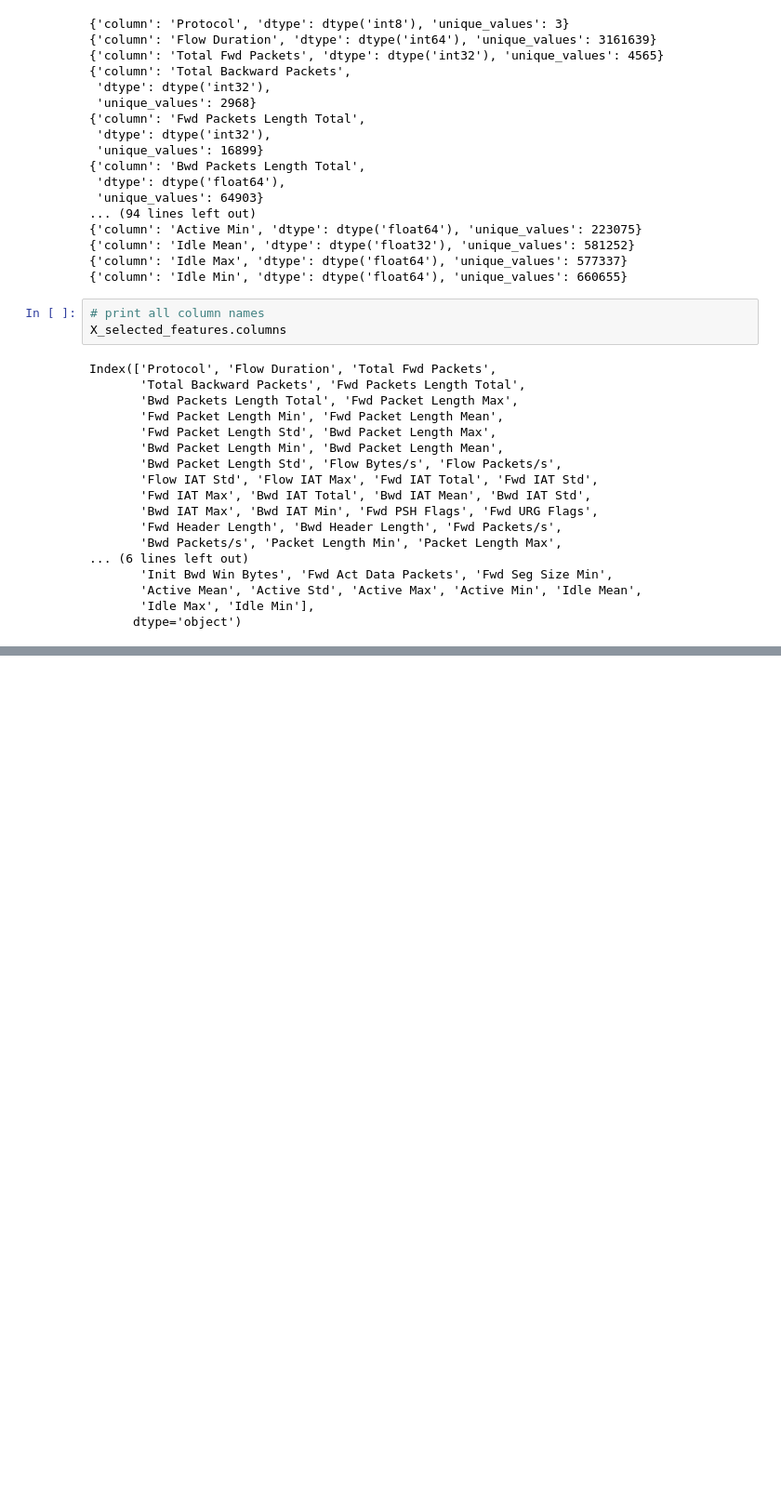
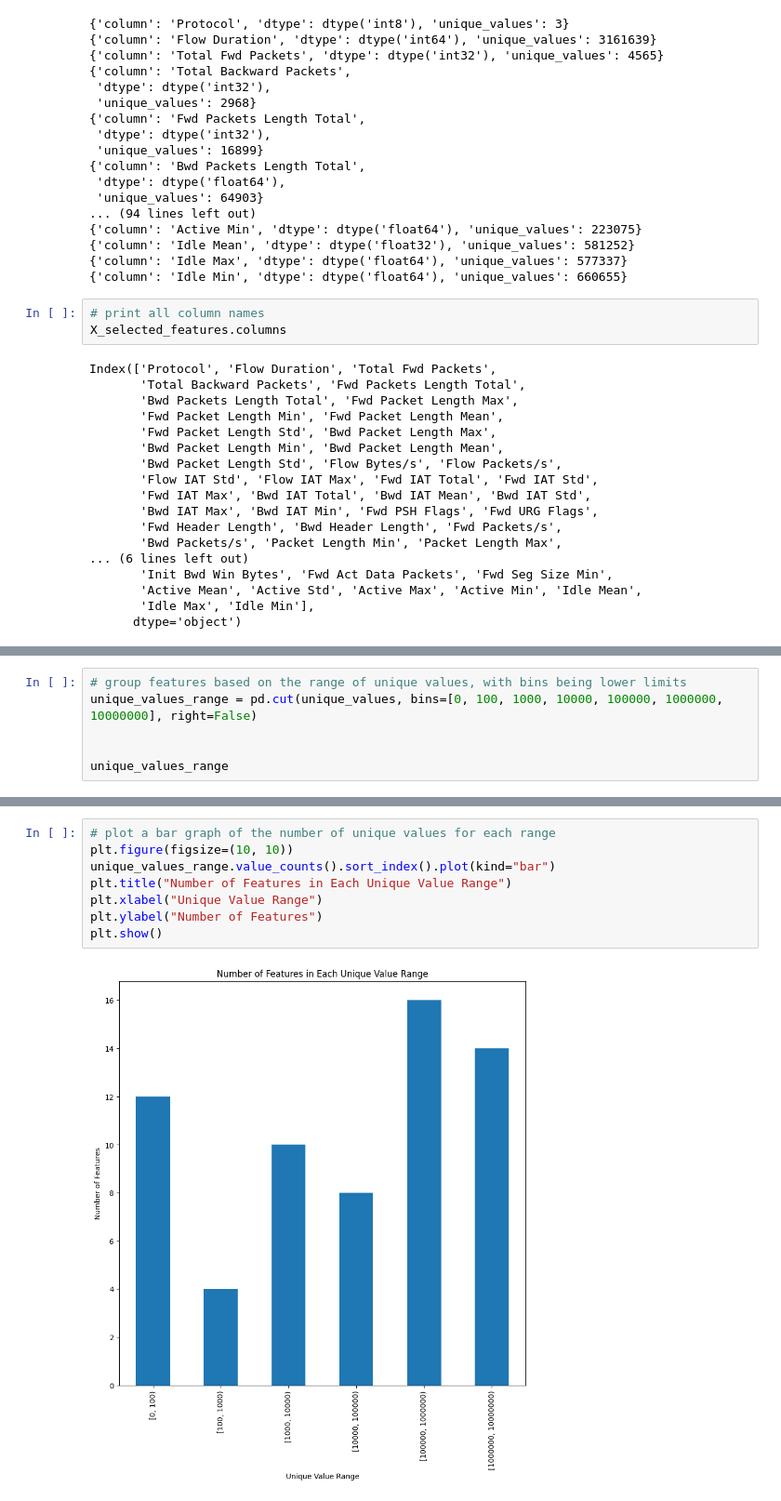
Before and after one commit to druvdub/3yp, a Jupyter notebook: notebooks/1.0-csnn.ipynb, the cells around one changed output, grey strips where cells are left out. Shown at 93% size. Drawn from its saved outputs; the diff is of its cells as text; blank space fills up the shorter version.

```diff
--- a/notebooks/1.0-csnn.ipynb
+++ b/notebooks/1.0-csnn.ipynb
@@ -216,0 +463,6 @@ Index(['Protocol', 'Flow Duration', 'Total Fwd Packets',
+# %%
+# group features based on the range of unique values, with bins being lower limits
+unique_values_range = pd.cut(unique_values, bins=[0, 100, 1000, 10000, 100000, 1000000, 10000000], right=False)
+
+
+unique_values_range
@@ -216,0 +483,10 @@ Index(['Protocol', 'Flow Duration', 'Total Fwd Packets',
+# %%
+# plot a bar graph of the number of unique values for each range
+plt.figure(figsize=(10, 10))
+unique_values_range.value_counts().sort_index().plot(kind="bar")
+plt.title("Number of Features in Each Unique Value Range")
+plt.xlabel("Unique Value Range")
+plt.ylabel("Number of Features")
+plt.show()
+# %% [output]
+[figure, added]
```
Also changed, not shown: parts of 62 cells of this notebook, 1 other file.
